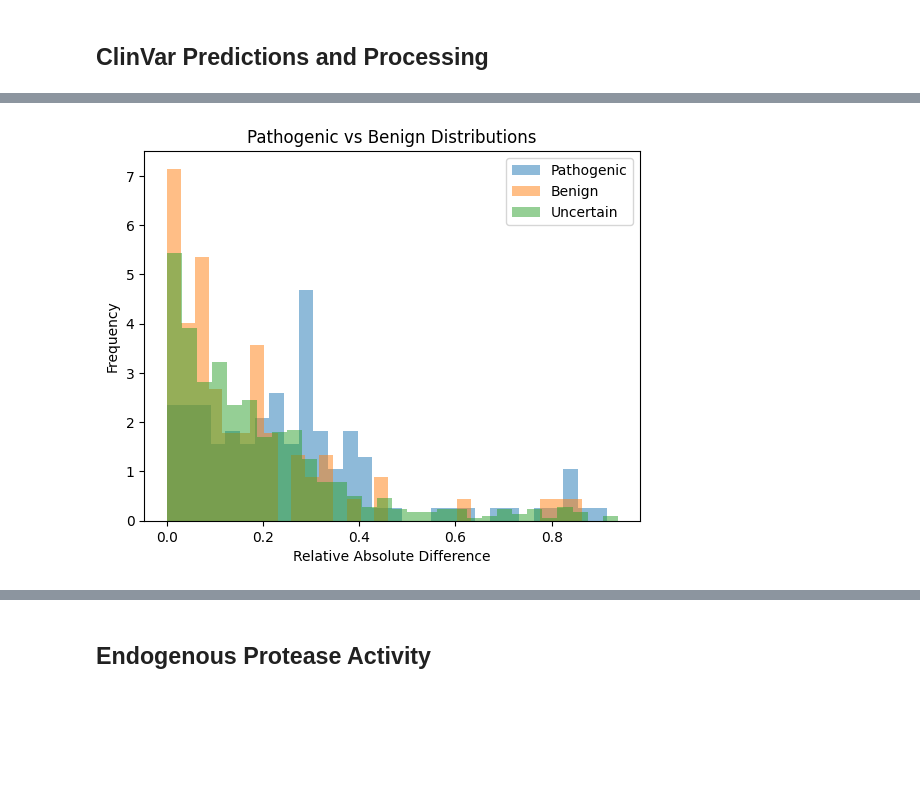
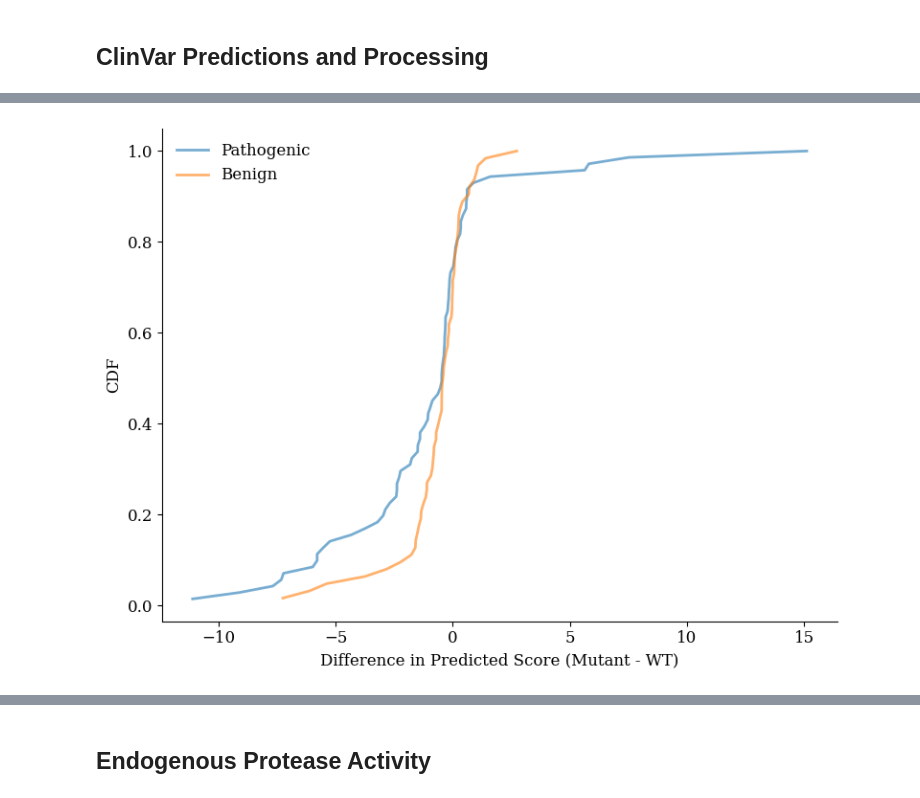
Before and after one commit to skadaba1/PIPO, a Jupyter notebook: notebooks/tm_design_v0_2.ipynb, the cells around one changed output, grey strips where cells are left out. Drawn from its saved outputs; the diff is of its cells as text; code cells hidden in the pictures; blank space fills up the shorter version.

```diff
--- a/notebooks/tm_design_v0_2.ipynb
+++ b/notebooks/tm_design_v0_2.ipynb
@@ -930,0 +1511,4 @@ torch.save(model.state_dict(), "/content/drive/MyDrive/p4.150M.JHP.8r.62r2.11202
+# %%
+# load state_dict
+sae = SparseAutoencoder(640, 20000, device=device)
+sae.load_state_dict(torch.load('/content/drive/MyDrive/sae_SFT_05132025.pth'))
@@ -2239,0 +3812,16 @@ Number of annotated pathogenic sequences: 126
+# %%
+# Apply function to create new column 'tm_seq'
+clinvar_ss['tm_seq'] = clinvar_ss.apply(lambda row: mutate_and_extract(row['Name'], row['Sequence'], row['Transmembrane']), axis=1)
+clinvar_ss['tm_seq_original'] = clinvar_ss.apply(lambda row: extract(row['Name'], row['Sequence'], row['Transmembrane']), axis=1)
+clinvar_ss.dropna(subset=['tm_seq'], inplace=True)
+clinvar_ss['score'] = np.exp(linear_model(np.array(get_sequence_probs(clinvar_ss['tm_seq'].values.tolist(), model, tokenizer, max_length, device).tolist()), *params))
+clinvar_ss['original_score'] = np.exp(linear_model(np.array(get_sequence_probs(clinvar_ss['tm_seq_original'].values.tolist(), model, tokenizer, max_length, device).tolist()), *params))
+clinvar_ss['relative_abs_diff'] = abs(clinvar_ss['original_score'] - clinvar_ss['score'])/clinvar_ss['original_score']
+clinvar_ss['diff']  = clinvar_ss['score'] - clinvar_ss['original_score']
+# filter intially high scoring scores only
+clinvar_ss = clinvar_ss[clinvar_ss['original_score'] > 3.055293866]
+
+pathogenic = clinvar_ss[clinvar_ss['ClinicalSignificance'].str.contains('pathogen', case=False, na=False)]
+benign = clinvar_ss[clinvar_ss['ClinicalSignificance'].str.contains('benign', case=False, na=False)]
+uncertain = clinvar_ss[clinvar_ss['ClinicalSignificance'].str.contains('uncertain', case=False, na=False)]
+print(f"Number of annotated pathogenic sequences: {len(pathogenic)}")
@@ -2240,16 +3854,63 @@ Number of annotated pathogenic sequences: 126
 # %%
-pathogenic_distr = pathogenic['relative_abs_diff']
-benign_distr = benign['relative_abs_diff']
-uncertain_distr = uncertain['relative_abs_diff']
+pathogenic_distr = pathogenic['diff']
+benign_distr = benign['diff']
+uncertain_distr = uncertain['diff']
 
-plt.hist(pathogenic_distr, bins=30, alpha=0.5, label='Pathogenic', density=True)
-plt.hist(benign_distr, bins=30, alpha=0.5, label='Benign', density=True)
-plt.hist(uncertain_distr, bins=30, alpha=0.5, label='Uncertain', density=True)
+# Compute CDF for each distribution
+pathogenic_sorted = np.sort(pathogenic_distr)
+benign_sorted = np.sort(benign_distr)
+# uncertain_sorted = np.sort(uncertain_distr)
 
-plt.title('Pathogenic vs Benign Distributions')
-plt.xlabel('Relative Absolute Difference')
-plt.ylabel('Frequency')
-plt.legend(loc='upper right')
+pathogenic_cdf = np.arange(1, len(pathogenic_sorted) + 1) / len(pathogenic_sorted)
+benign_cdf = np.arange(1, len(benign_sorted) + 1) / len(benign_sorted)
+# uncertain_cdf = np.arange(1, len(uncertain_sorted) + 1) / len(uncertain_sorted)
+
+# Set global font and style
+plt.rcParams.update({
+    'font.family': 'Serif',
+    'font.size': 12
+})
+
+# Create the plot
+plt.figure(figsize=(8, 6))
+plt.plot(pathogenic_sorted, pathogenic_cdf, label='Pathogenic',
+         color='#1f77b4', linewidth=2, alpha=0.6)
+plt.plot(benign_sorted, benign_cdf, label='Benign',
+         color='#ff7f0e', linewidth=2, alpha=0.6)
+# Uncomment if you want to include the third class
+# plt.plot(uncertain_sorted, uncertain_cdf, label='Uncertain', color='gray', linewidth=2, alpha=0.6)
+
+# Labels and title
+plt.xlabel('Difference in Predicted Score (Mutant - WT)')
+plt.ylabel('CDF')
+# plt.title('CDF of Pathogenic vs Benign Distributions', fontsize=14, fontweight='bold')
+
+# Legend and axes cleanup
+plt.legend(loc='upper left', frameon=False)
+
+# Remove top and right spines
+ax = plt.gca()
+ax.spines['top'].set_visible(False)
+ax.spines['right'].set_visible(False)
+
+# Finalize and save
+plt.tight_layout()
+plt.savefig('/content/pathogenic_vs_benign_cdf.png', format='png', dpi=300)
 plt.show()
+
+
+from itertools import zip_longest
+
+# Use zip_longest to pad shorter lists with None (will become NaN in DataFrame)
+from itertools import zip_longest
+
+zipped = list(zip_longest(pathogenic_sorted, benign_sorted, pathogenic_cdf, benign_cdf))
+
+df = pd.DataFrame(zipped, columns=[
+    "pathogenic_sorted", "benign_sorted", "pathogenic_cdf", "benign_cdf"
+])
+
+# save_path = '/content/drive/MyDrive/SMPO/Figures/Figure3'
+# df.to_csv(save_path + '/pathogenic_vs_benign.csv')
 # %% [output]
-[figure, old version]
+[figure, new version]
```
Also changed, not shown: parts of 69 cells of this notebook, 20 other files.
